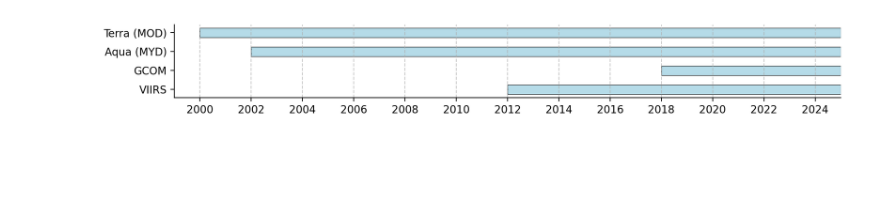
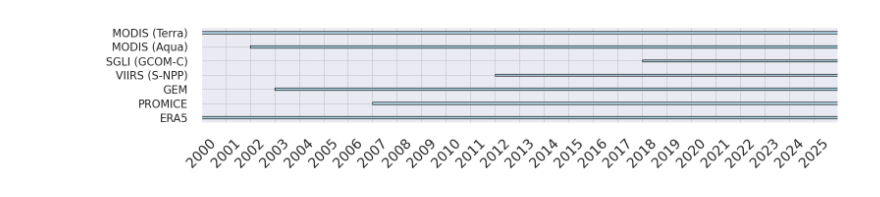
Before and after one commit to KU-AVOCA/GEMLST, a Jupyter notebook: GEMLST_MODIS/Graphs/timeline.ipynb, the cells around one changed output. Drawn from its saved outputs; the diff is of its cells as text; code cells hidden in the pictures; blank space fills up the shorter version.

```diff
--- a/GEMLST_MODIS/Graphs/timeline.ipynb
+++ b/GEMLST_MODIS/Graphs/timeline.ipynb
@@ -4,33 +4,40 @@ from datetime import datetime
 # %%
 
 satellites = {
-    "Terra (MOD)": (datetime(2000, 2, 24), datetime(2024, 12, 31)),
-    "Aqua (MYD)": (datetime(2002, 7, 4), datetime(2024, 12, 31)),
-    "GCOM": (datetime(2018, 1, 1), datetime(2024, 12, 31)),
-    "VIIRS": (datetime(2012, 1, 19), datetime(2024, 12, 31)),
+    "MODIS (Terra)": (datetime(2000, 2, 24), datetime(2025, 12, 31)),
+    "MODIS (Aqua)": (datetime(2002, 7, 4), datetime(2025, 12, 31)),
+    "SGLI (GCOM-C)": (datetime(2018, 1, 1), datetime(2025, 12, 31)),
+    "VIIRS (S-NPP)": (datetime(2012, 1, 19), datetime(2025, 12, 31)),
+    "GEM" : (datetime(2003, 8, 5), datetime(2025, 1, 1)),
+    "PROMICE": (datetime(2007, 8, 23), datetime(2025, 1, 10)),
+    "ERA5": (datetime(2000, 1, 1), datetime(2025, 12, 31))
 }
 
 colors = ['#1f77b4', '#ff7f0e', '#2ca02c', '#d62728']
 
-plt.figure(figsize=(10, 1.5), dpi=200)
+plt.figure(figsize=(8, 2), dpi=200)
 
 # Manually set y positions for tight spacing
-y_positions = [0, 0.05, 0.1, 0.15]  # Adjust as needed
+y_positions = [0, 0.15, 0.3, 0.45, 0.6, 0.75, 0.9]  # Adjust as needed
 
 for i, (satellite, (start, end)) in enumerate(satellites.items()):
-    plt.barh(y_positions[i], left=start.year, width=end.year - start.year + 1,
-             color='lightblue', edgecolor='black', linewidth=0.5, height=0.025, alpha=0.9)
+    plt.barh(
+        y_positions[i],
+        left=start.year,
+        width=end.year - start.year + 1,
+        color='lightblue', edgecolor='black', linewidth=0.5, height=0.025, alpha=0.9
+        )
 
-plt.yticks(y_positions, list(satellites.keys()), fontsize=10)
-plt.xlim(1999, 2025)
-plt.xticks(range(2000, 2025, 2), fontsize=10)
+plt.yticks(y_positions, list(satellites.keys()), fontsize=8)
+plt.xlim(2000, 2026)
+plt.xticks(range(2000, 2026, 1), fontsize=10, rotation=45)
 plt.gca().invert_yaxis()
-plt.grid(axis='x', linestyle='--', alpha=0.7)
-plt.gca().spines['top'].set_visible(False)
-plt.gca().spines['right'].set_visible(False)
+plt.grid(linestyle='--', alpha=0.7, color='gray', linewidth=0.3)
+# plt.gca().spines['top'].set_visible(False)
+# plt.gca().spines['right'].set_visible(False)
 
 plt.tight_layout()
 # plt.savefig('satellite_timeline_tight_spacing.png', format='PNG', dpi=200, bbox_inches='tight')
 plt.show()
 # %% [output]
-[figure, old version]
+[figure, new version]
```
Also changed, not shown: parts of 2 cells of this notebook, 39 other files.
